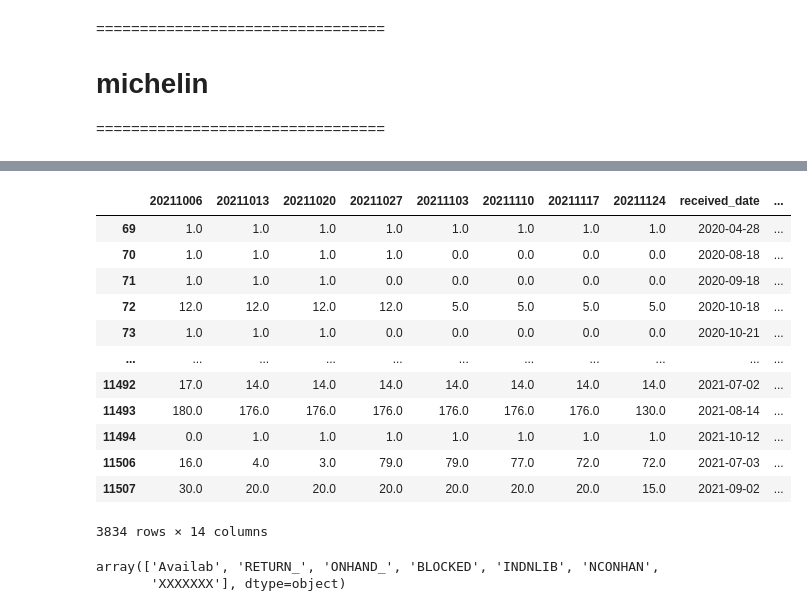
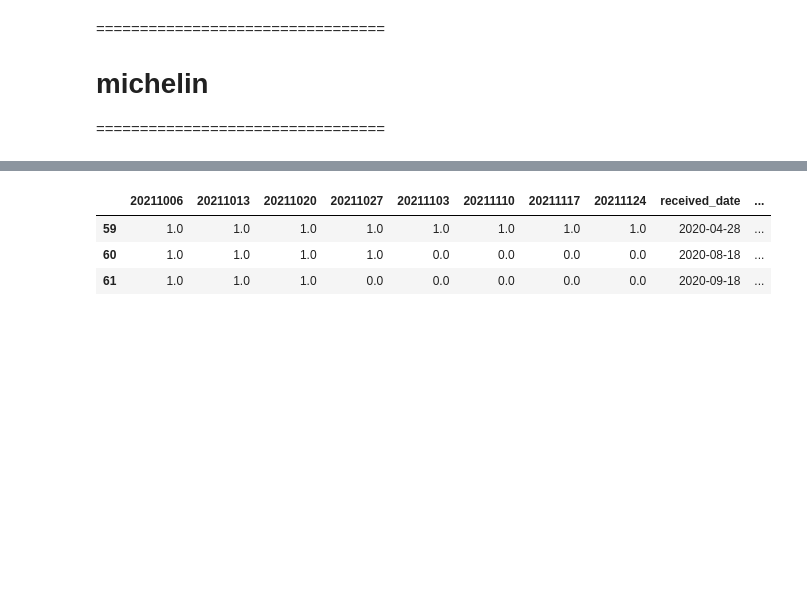
Before and after one commit to fyenne/play10_inv, a Jupyter notebook: inv_fifo.ipynb, the cells around one changed output, grey strips where cells are left out. Drawn from its saved outputs; the diff is of its cells as text; code cells hidden in the pictures; blank space fills up the shorter version.

```diff
--- a/inv_fifo.ipynb
+++ b/inv_fifo.ipynb
@@ -120,7 +120,7 @@ def err_part():
     # 干掉了maylock
     df_err = df_err[df_err['mark'] != 'may_lock'].sort_values(['sku', 'received_date'])
     df_err['change'] = df_err.iloc[:,0:8].diff(axis = 1).sum(axis = 1)
-    shift = df_err.groupby('sku').shift(1)
+    shift = df_err.groupby(['sku', 'wms_warehouse_id']).shift(1)
     # q = []
     # for i in shift['mark']:
     #     if pd.isna(i):
@@ -149,7 +149,9 @@ df_err_bose = df_err_bose[df_err_bose['wms_warehouse_id'] == 'BOSE_SH']
 # %%
 
 def output(df_err, df0):
-    dishes = list(df_err[(df_err['lag_mark'] != 'clear') & (df_err['change'] < 0)]['sku'].unique())
+    dishes = list(df_err[(df_err['lag_mark'] != 'clear') \
+        & (df_err['change'] < 0)
+        & (df_err['change'] != df_err['lag_change'])]['sku'].unique())
     return df0[df0['sku'].isin(dishes)]
 def check(sku, df0):
     return df0[(df0['lock_codes'] == '1000') & (df0['sku'].isin(sku))].sort_values(['sku','received_date'])
@@ -280,29 +287,17 @@ Wall time: 33.3 s
 # %%
-df_err.to_pickle('./data_up/df_err_mich.p')
-df0.to_pickle('./data_up/df0_mich.p')
-df_err_mich = pd.read_pickle('./data_up/df_err_mich.p')
-df0_mich = pd.read_pickle('./data_up/df0_mich.p')
+df_err.to_pickle('./data_up/df_err_michrt.p')
+df0.to_pickle('./data_up/df0_michrt.p')
+df_err_mich = pd.read_pickle('./data_up/df_err_michrt.p')
+df0_mich = pd.read_pickle('./data_up/df0_michrt.p')
 # %%
-output(df0=df0_mich, df_err=df_err_mich)
+output(df0=df0_mich, df_err=df_err_mich).head(3)
 # %% [output]
 |  | 20211006 | 20211013 | 20211020 | 20211027 | 20211103 | 20211110 | 20211117 | 20211124 | received_date | ... |
-| 69 | 1.0 | 1.0 | 1.0 | 1.0 | 1.0 | 1.0 | 1.0 | 1.0 | 2020-04-28 | ... |
-| 70 | 1.0 | 1.0 | 1.0 | 1.0 | 0.0 | 0.0 | 0.0 | 0.0 | 2020-08-18 | ... |
-| 71 | 1.0 | 1.0 | 1.0 | 0.0 | 0.0 | 0.0 | 0.0 | 0.0 | 2020-09-18 | ... |
-| 72 | 12.0 | 12.0 | 12.0 | 12.0 | 5.0 | 5.0 | 5.0 | 5.0 | 2020-10-18 | ... |
-| 73 | 1.0 | 1.0 | 1.0 | 0.0 | 0.0 | 0.0 | 0.0 | 0.0 | 2020-10-21 | ... |
-| ... | ... | ... | ... | ... | ... | ... | ... | ... | ... | ... |
-| 11492 | 17.0 | 14.0 | 14.0 | 14.0 | 14.0 | 14.0 | 14.0 | 14.0 | 2021-07-02 | ... |
-| 11493 | 180.0 | 176.0 | 176.0 | 176.0 | 176.0 | 176.0 | 176.0 | 130.0 | 2021-08-14 | ... |
-| 11494 | 0.0 | 1.0 | 1.0 | 1.0 | 1.0 | 1.0 | 1.0 | 1.0 | 2021-10-12 | ... |
-| 11506 | 16.0 | 4.0 | 3.0 | 79.0 | 79.0 | 77.0 | 72.0 | 72.0 | 2021-07-03 | ... |
-| 11507 | 30.0 | 20.0 | 20.0 | 20.0 | 20.0 | 20.0 | 20.0 | 15.0 | 2021-09-02 | ... |
+| 59 | 1.0 | 1.0 | 1.0 | 1.0 | 1.0 | 1.0 | 1.0 | 1.0 | 2020-04-28 | ... |
+| 60 | 1.0 | 1.0 | 1.0 | 1.0 | 0.0 | 0.0 | 0.0 | 0.0 | 2020-08-18 | ... |
+| 61 | 1.0 | 1.0 | 1.0 | 0.0 | 0.0 | 0.0 | 0.0 | 0.0 | 2020-09-18 | ... |
-3834 rows × 14 columns
 # %%
-df0_mich['lock_codes'].str.slice(0,7).unique()
+# df0_mich['lock_codes'].str.slice(0,7).unique()
-# %% [output]
-array(['Availab', 'RETURN_', 'ONHAND_', 'BLOCKED', 'INDNLIB', 'NCONHAN',
-       'XXXXXXX'], dtype=object)
 # %%
 view = output(df0=df0_mich, df_err=df_err_mich)
 err_list_mich = ou_level_lock_codes('(BLOCKED_TH|RETURN)')
```
Also changed, not shown: parts of 27 cells of this notebook.
